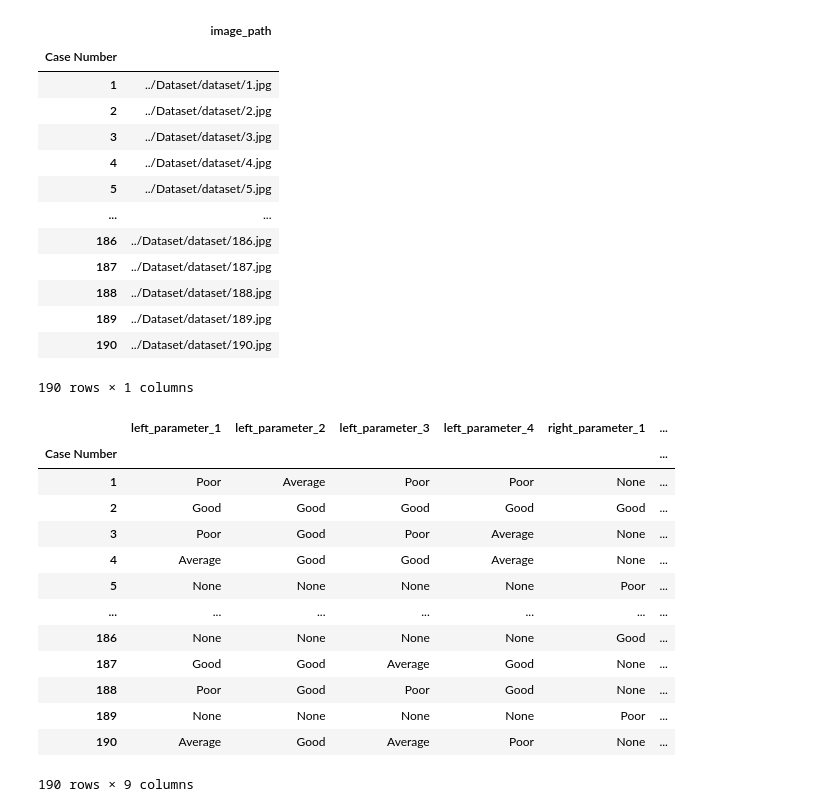
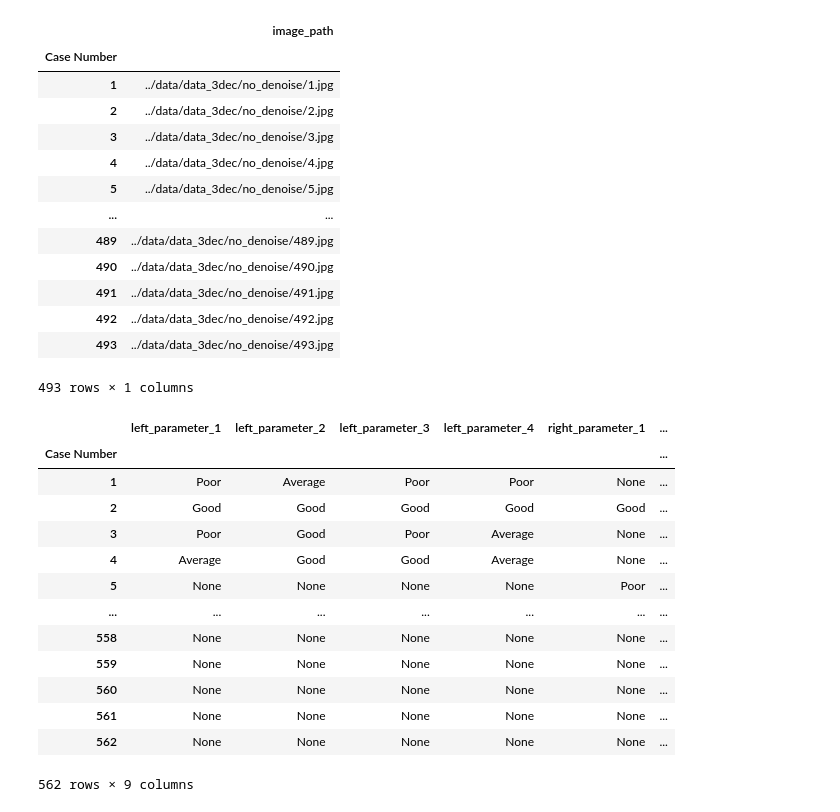
Before and after one commit to allaa-undecided/thesis, a Jupyter notebook: loading_csvs.ipynb, the cells around one changed output. Drawn from its saved outputs; the diff is of its cells as text; code cells hidden in the pictures.

```diff
--- a/loading_csvs.ipynb
+++ b/loading_csvs.ipynb
@@ -7,8 +7,10 @@ import PIL as pil
 from PIL import Image
 import os
 import seaborn as sns
+# %%
+images_path = "../data/data_3dec/no_denoise/"
+data_loc = "../data/data_3dec/"
 # %%
-images_path = "../Dataset/dataset/"
 
 # define function to get all the images in a folder
 def get_images(path):
@@ -25,44 +27,44 @@ def rename_files(file_names):
         os.rename(images_path + file_names[i], images_path + file_names[i].lower())
 
 
 def create_path_df(path):
     # get all the images in the folder
     images = get_images(path)
     # create a dataframe with the image names
     df = pd.DataFrame(images, columns=["image_name"])
     # create a column with the path to the image
     df["image_path"] = path + df["image_name"]
 
     # sort the dataframe by the image name
     df['image_name'] = df['image_name'].str.replace('.jpg', '').astype(int)
     df = df.sort_values(by=['image_name'])
     df["image_name"] = df["image_name"].apply(lambda x: f"{x}.jpg")
     df["Case Number"] = df["image_name"].str.split(".").str[0]
     df["Case Number"] = df["Case Number"].astype(int)
     df = df.drop(columns=["image_name"])
 
     # make index case number
     df = df.set_index("Case Number")
     return df
 
 # rename_files(get_images(images_path))
 
 path_df = create_path_df(images_path)
 path_df
 # %% [output]
 |  | image_path |
 | Case Number |  |
-| 1 | ../Dataset/dataset/1.jpg |
-| 2 | ../Dataset/dataset/2.jpg |
-| 3 | ../Dataset/dataset/3.jpg |
-| 4 | ../Dataset/dataset/4.jpg |
-| 5 | ../Dataset/dataset/5.jpg |
+| 1 | ../data/data_3dec/no_denoise/1.jpg |
+| 2 | ../data/data_3dec/no_denoise/2.jpg |
+| 3 | ../data/data_3dec/no_denoise/3.jpg |
+| 4 | ../data/data_3dec/no_denoise/4.jpg |
+| 5 | ../data/data_3dec/no_denoise/5.jpg |
 | ... | ... |
-| 186 | ../Dataset/dataset/186.jpg |
-| 187 | ../Dataset/dataset/187.jpg |
-| 188 | ../Dataset/dataset/188.jpg |
-| 189 | ../Dataset/dataset/189.jpg |
-| 190 | ../Dataset/dataset/190.jpg |
+| 489 | ../data/data_3dec/no_denoise/489.jpg |
+| 490 | ../data/data_3dec/no_denoise/490.jpg |
+| 491 | ../data/data_3dec/no_denoise/491.jpg |
+| 492 | ../data/data_3dec/no_denoise/492.jpg |
+| 493 | ../data/data_3dec/no_denoise/493.jpg |
-190 rows × 1 columns
+493 rows × 1 columns
 # %%
 # csv locs
@@ -126,9 +126,9 @@ cases
 | 4 | Average | Good | Good | Average | None | ... |
 | 5 | None | None | None | None | Poor | ... |
 | ... | ... | ... | ... | ... | ... | ... |
-| 186 | None | None | None | None | Good | ... |
-| 187 | Good | Good | Average | Good | None | ... |
-| 188 | Poor | Good | Poor | Good | None | ... |
-| 189 | None | None | None | None | Poor | ... |
-| 190 | Average | Good | Average | Poor | None | ... |
+| 558 | None | None | None | None | None | ... |
+| 559 | None | None | None | None | None | ... |
+| 560 | None | None | None | None | None | ... |
+| 561 | None | None | None | None | None | ... |
+| 562 | None | None | None | None | None | ... |
-190 rows × 9 columns
+562 rows × 9 columns
```
Also changed, not shown: parts of 5 cells of this notebook, 1 other file.
